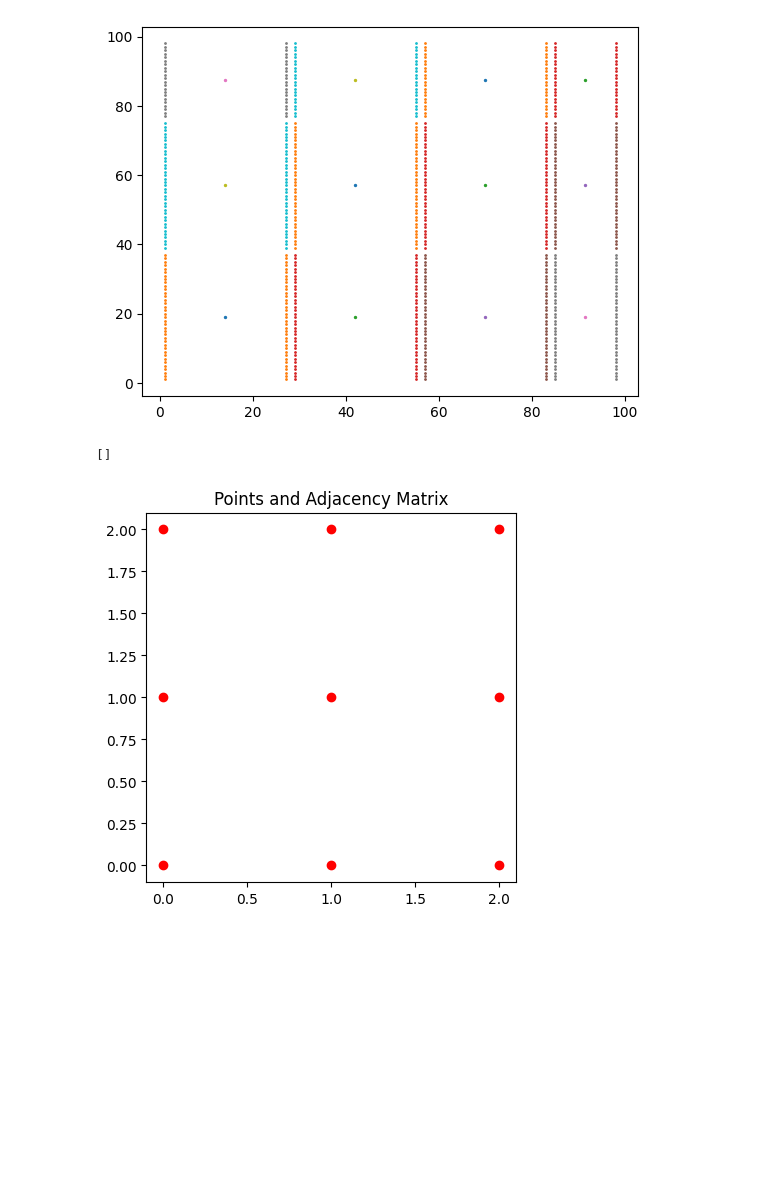
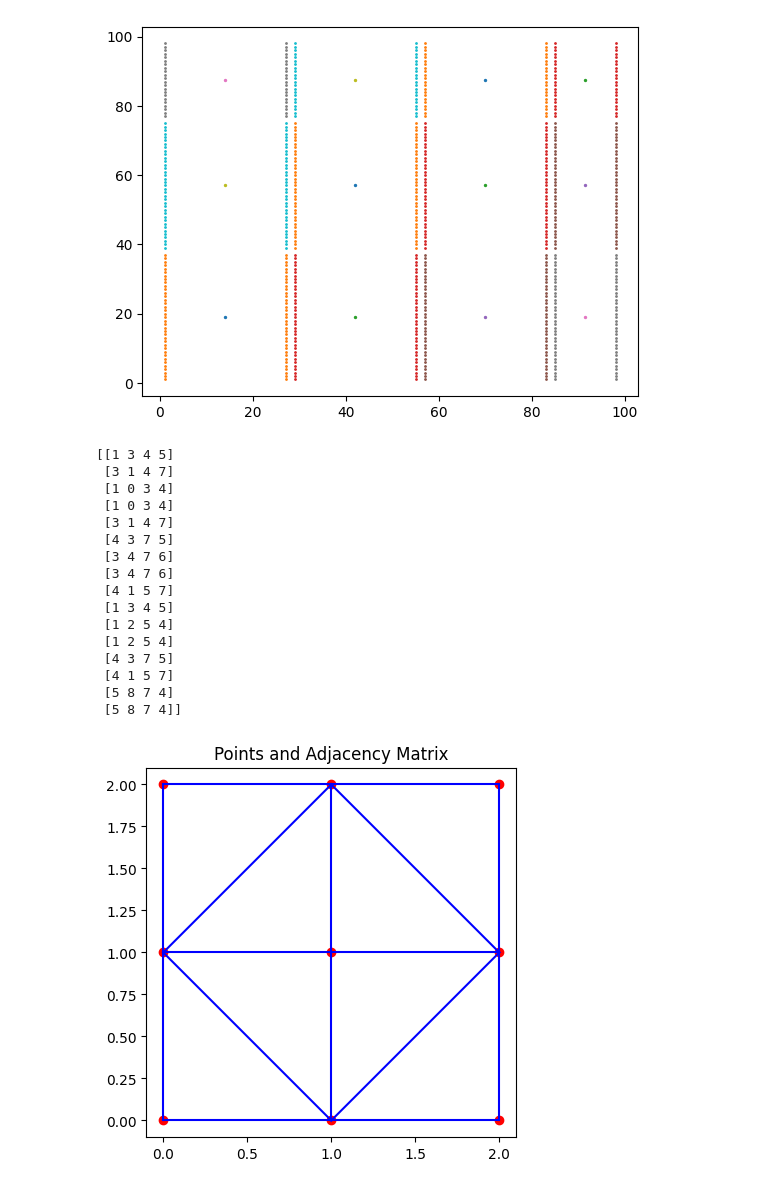
Before and after one commit to mainCSG/QuantumDotControl, a Jupyter notebook: autotuning/charge_tuning/notebooks/rnn_model.ipynb, the cells around one changed output. Cells and saved outputs as stored; diff of their text form; code cells hidden in the pictures; blank space fills up the shorter version.

```diff
--- a/autotuning/charge_tuning/notebooks/rnn_model.ipynb
+++ b/autotuning/charge_tuning/notebooks/rnn_model.ipynb
@@ -182,37 +182,52 @@ for triangle_idx, neighbors in zip(triangles, tri.neighbors):
         list2 = unique_vertices
         stitched_list = [x for pair in zip(list1, list2) for x in pair]
         # print(stitched_list)
-        if max(stitched_list) - min(stitched_list) > 3:
+        if max(stitched_list) - min(stitched_list) > 6:
             pass
         else:
             convex_hull_quads.append(stitched_list)
 
 # Convert the list of convex hull quadrilaterals to a NumPy array
 quads = np.array(convex_hull_quads)
 print(quads)
 # quads = [[0, 1, 2, 3, 0]]
 # Create the adjacency matrix
 num_vertices = points.shape[0]
 adjacency_matrix = np.zeros((num_vertices, num_vertices), dtype=int)
 for quad in quads:
     for i in range(4):
         adjacency_matrix[quad[i], quad[(i+1) % 4]] = 1
         adjacency_matrix[quad[(i+1) % 4], quad[i]] = 1
 
 import matplotlib.pyplot as plt
 # Plot the points and lines
 fig, ax = plt.subplots()
 ax.plot(points[:, 0], points[:, 1], 'ro')
 
 for i in range(num_vertices):
     for j in range(i + 1, num_vertices):
         if adjacency_matrix[i, j] == 1:
             ax.plot([points[i, 0], points[j, 0]], [points[i, 1], points[j, 1]], 'b-')
 
 ax.set_aspect('equal')
 ax.set_title('Points and Adjacency Matrix')
 
 plt.show()
 # %% [output]
-[]
+[[1 3 4 5]
+ [3 1 4 7]
+ [1 0 3 4]
+ [1 0 3 4]
+ [3 1 4 7]
+ [4 3 7 5]
+ [3 4 7 6]
+ [3 4 7 6]
+ [4 1 5 7]
+ [1 3 4 5]
+ [1 2 5 4]
+ [1 2 5 4]
+ [4 3 7 5]
+ [4 1 5 7]
+ [5 8 7 4]
+ [5 8 7 4]]
-[figure, old version]
+[figure, new version]
```
Also changed, not shown: 1 other file.
